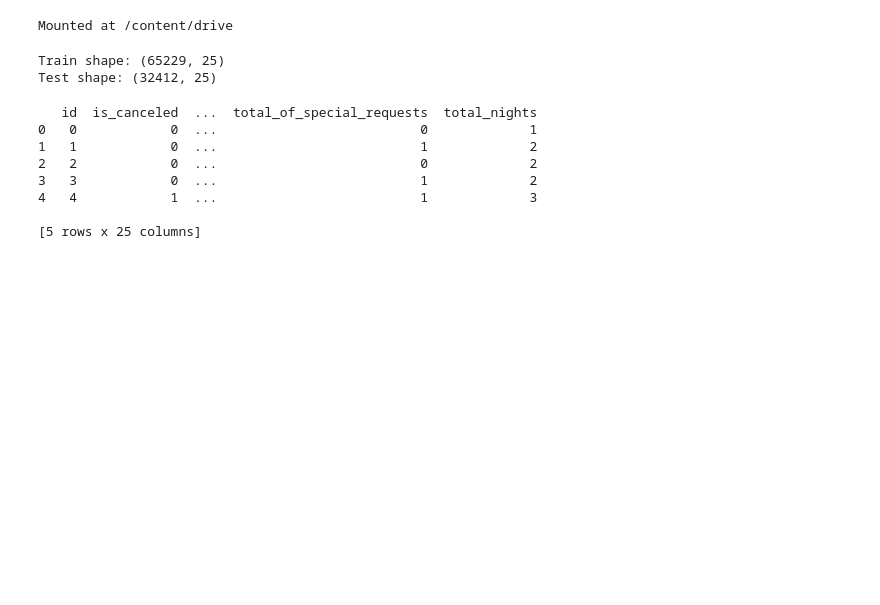
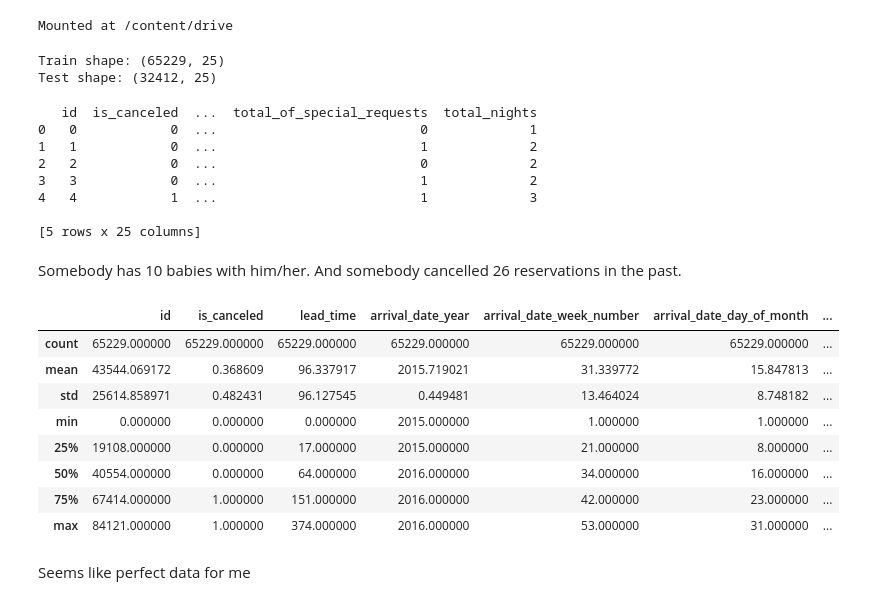
Before and after one commit to TayJen/Hotel-Room-Reservation, a Jupyter notebook: H.ipynb, the cells around one changed output. Drawn from its saved outputs; the diff is of its cells as text; code cells hidden in the pictures; blank space fills up the shorter version.

Commit message:
Exploring data: Stage #2 - some EDA for sure (not completed yet)

```diff
--- a/H.ipynb
+++ b/H.ipynb
@@ -28,3 +28,19 @@ print(df.head())
 4   4            1  ...                          1             3
 
 [5 rows x 25 columns]
+# %% [markdown]
+Somebody has 10 babies with him/her. And somebody cancelled 26 reservations in the past.
+# %%
+df.describe()
+# %% [output]
+|  | id | is_canceled | lead_time | arrival_date_year | arrival_date_week_number | arrival_date_day_of_month | ... |
+| count | 65229.000000 | 65229.000000 | 65229.000000 | 65229.000000 | 65229.000000 | 65229.000000 | ... |
+| mean | 43544.069172 | 0.368609 | 96.337917 | 2015.719021 | 31.339772 | 15.847813 | ... |
+| std | 25614.858971 | 0.482431 | 96.127545 | 0.449481 | 13.464024 | 8.748182 | ... |
+| min | 0.000000 | 0.000000 | 0.000000 | 2015.000000 | 1.000000 | 1.000000 | ... |
+| 25% | 19108.000000 | 0.000000 | 17.000000 | 2015.000000 | 21.000000 | 8.000000 | ... |
+| 50% | 40554.000000 | 0.000000 | 64.000000 | 2016.000000 | 34.000000 | 16.000000 | ... |
+| 75% | 67414.000000 | 1.000000 | 151.000000 | 2016.000000 | 42.000000 | 23.000000 | ... |
+| max | 84121.000000 | 1.000000 | 374.000000 | 2016.000000 | 53.000000 | 31.000000 | ... |
+# %% [markdown]
+Seems like perfect data for me
```
Also changed, not shown: parts of 7 cells of this notebook.
